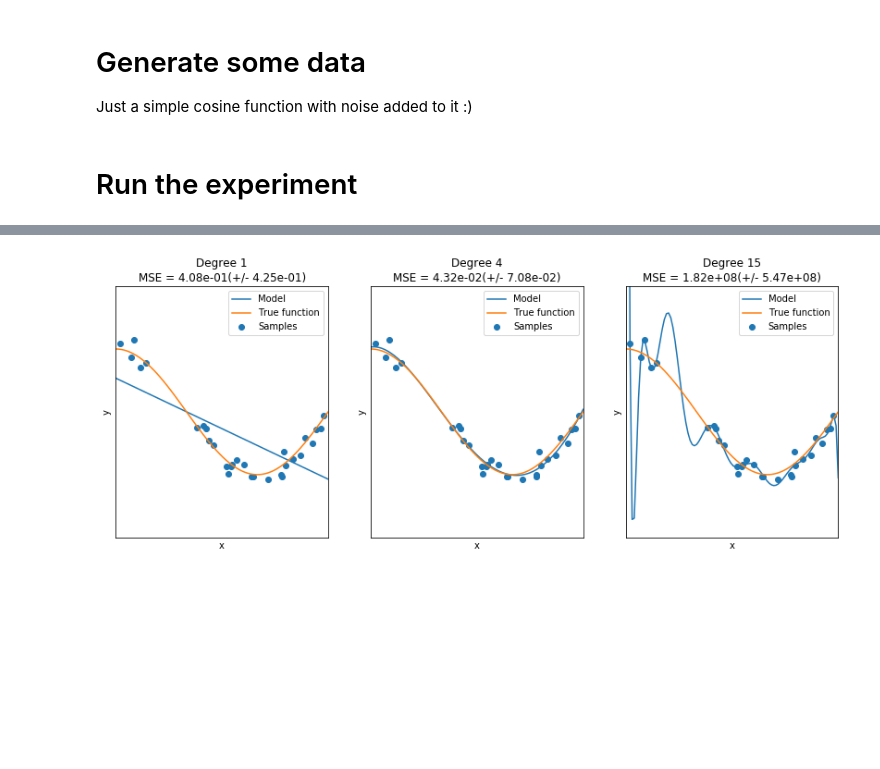
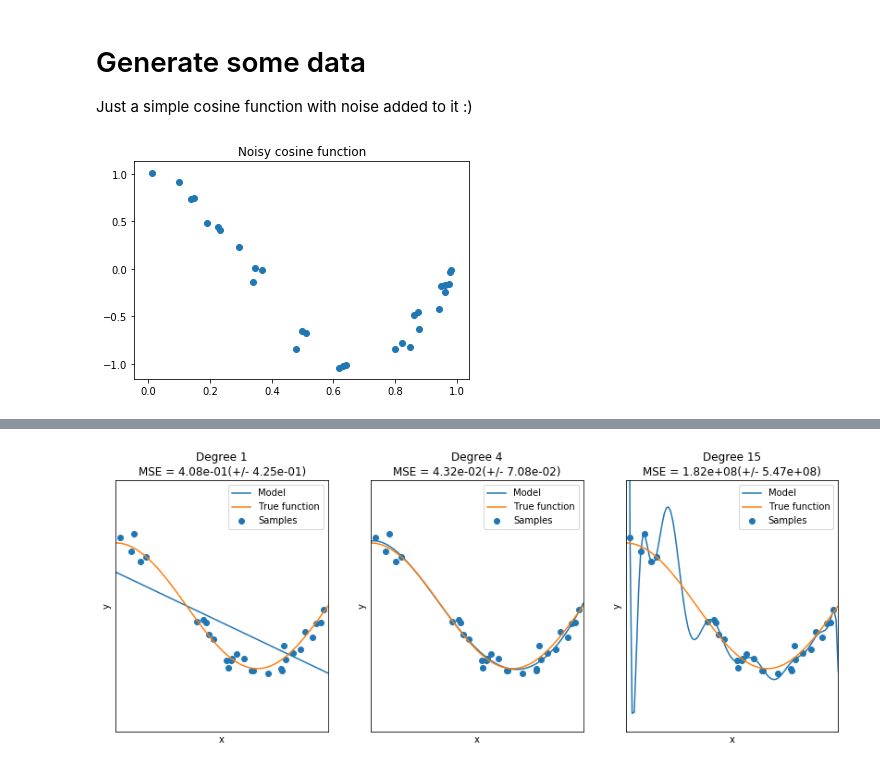
Before and after one commit to mbartling/ds-quickstart, a Jupyter notebook: 1_plot_underfitting_overfitting.ipynb, the cells around one changed output, grey strips where cells are left out. Drawn from its saved outputs; the diff is of its cells as text; code cells hidden in the pictures; blank space fills up the shorter version.

```diff
--- a/1_plot_underfitting_overfitting.ipynb
+++ b/1_plot_underfitting_overfitting.ipynb
@@ -52,6 +53,10 @@ Just a simple cosine function with noise added to it :)
 # %%
 true_fun = lambda X: np.cos(1.5 * np.pi * X)
 X = np.sort(np.random.rand(n_samples))
 y = true_fun(X) + np.random.randn(n_samples) * 0.1
+
+plt.scatter(X,y)
+plt.title("Noisy cosine function")
+plt.show()
+# %% [output]
+[figure, added]
-# %% [markdown]
-# Run the experiment
```
Also changed, not shown: parts of 6 cells of this notebook.
